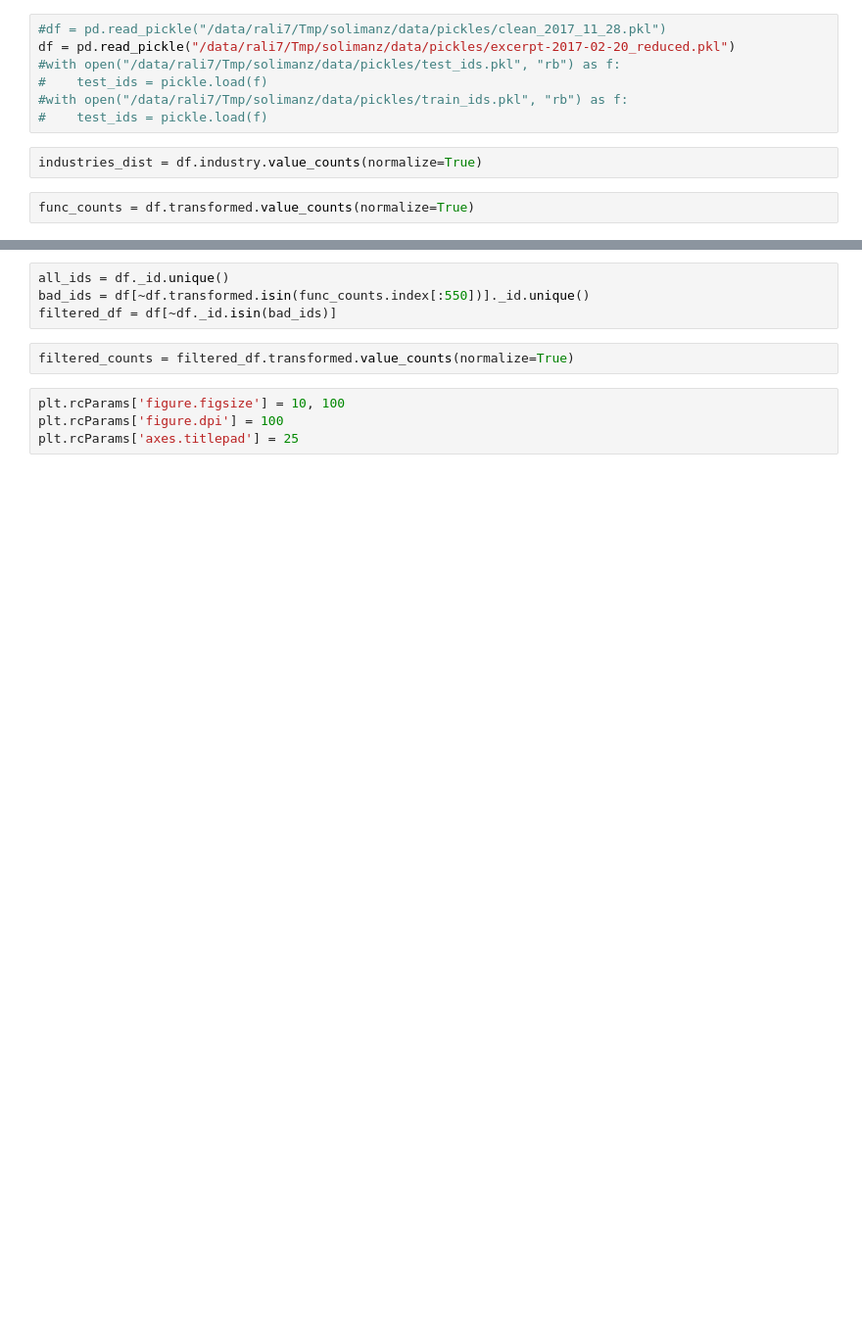
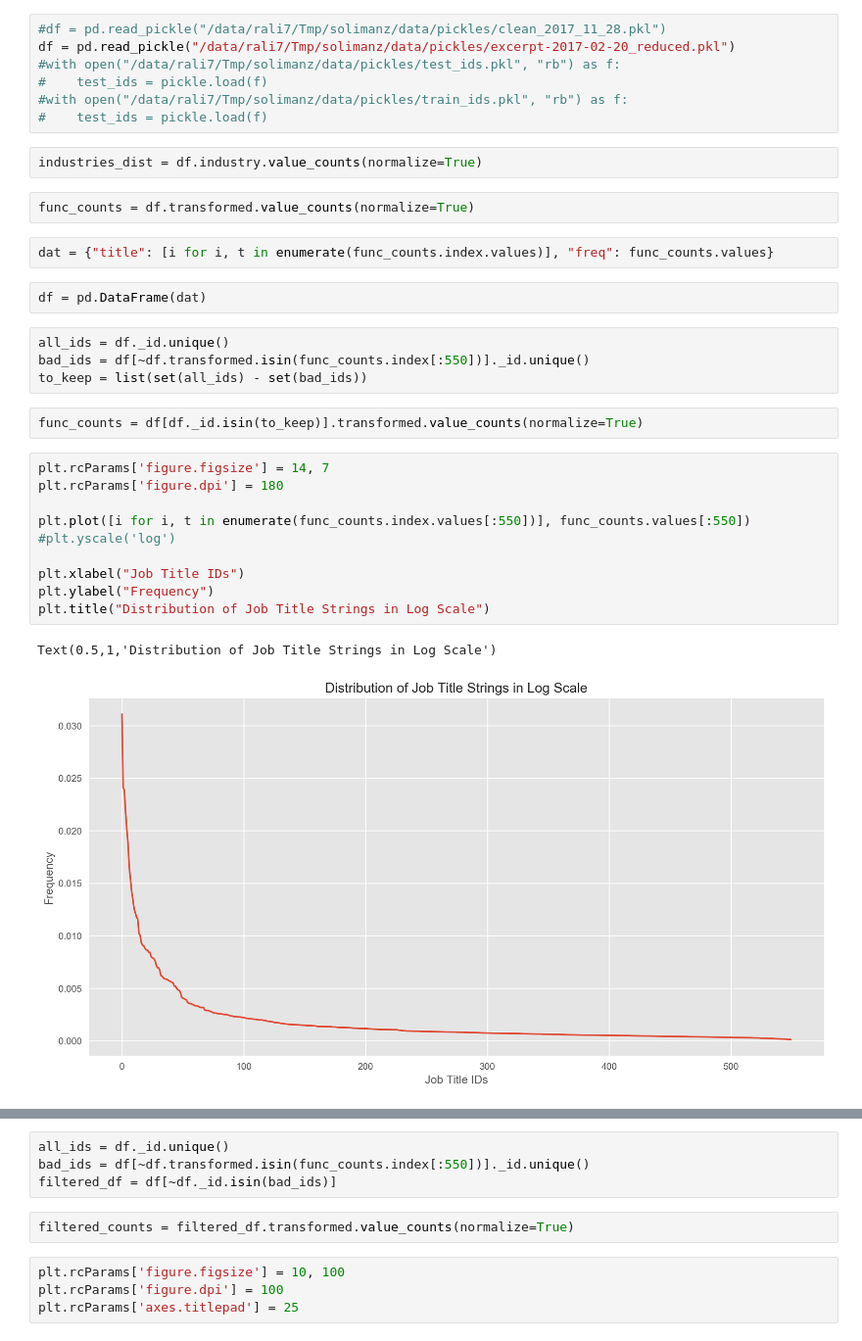
Before and after one commit to zaksoliman/career_prediction, a Jupyter notebook: notebooks/Workbench.ipynb, the cells around one changed output, grey strips where cells are left out. Shown at 98% size. Cells and saved outputs as stored; diff of their text form; blank space fills up the shorter version.

```diff
--- a/notebooks/Workbench.ipynb
+++ b/notebooks/Workbench.ipynb
@@ -31,3 +37,26 @@ df = pd.read_pickle("/data/rali7/Tmp/solimanz/data/pickles/excerpt-2017-02-20_re
 industries_dist = df.industry.value_counts(normalize=True)
 # %%
 func_counts = df.transformed.value_counts(normalize=True)
+# %%
+dat = {"title": [i for i, t in enumerate(func_counts.index.values)], "freq": func_counts.values}
+# %%
+df = pd.DataFrame(dat)
+# %%
+all_ids = df._id.unique()
+bad_ids = df[~df.transformed.isin(func_counts.index[:550])]._id.unique()
+to_keep = list(set(all_ids) - set(bad_ids))
+# %%
+func_counts = df[df._id.isin(to_keep)].transformed.value_counts(normalize=True)
+# %%
+plt.rcParams['figure.figsize'] = 14, 7
+plt.rcParams['figure.dpi'] = 180
+
+plt.plot([i for i, t in enumerate(func_counts.index.values[:550])], func_counts.values[:550])
+#plt.yscale('log')
+
+plt.xlabel("Job Title IDs")
+plt.ylabel("Frequency")
+plt.title("Distribution of Job Title Strings in Log Scale")
+# %% [output]
+Text(0.5,1,'Distribution of Job Title Strings in Log Scale')
+[figure, added]
```
Also changed, not shown: parts of 36 cells of this notebook, 10 other files.
